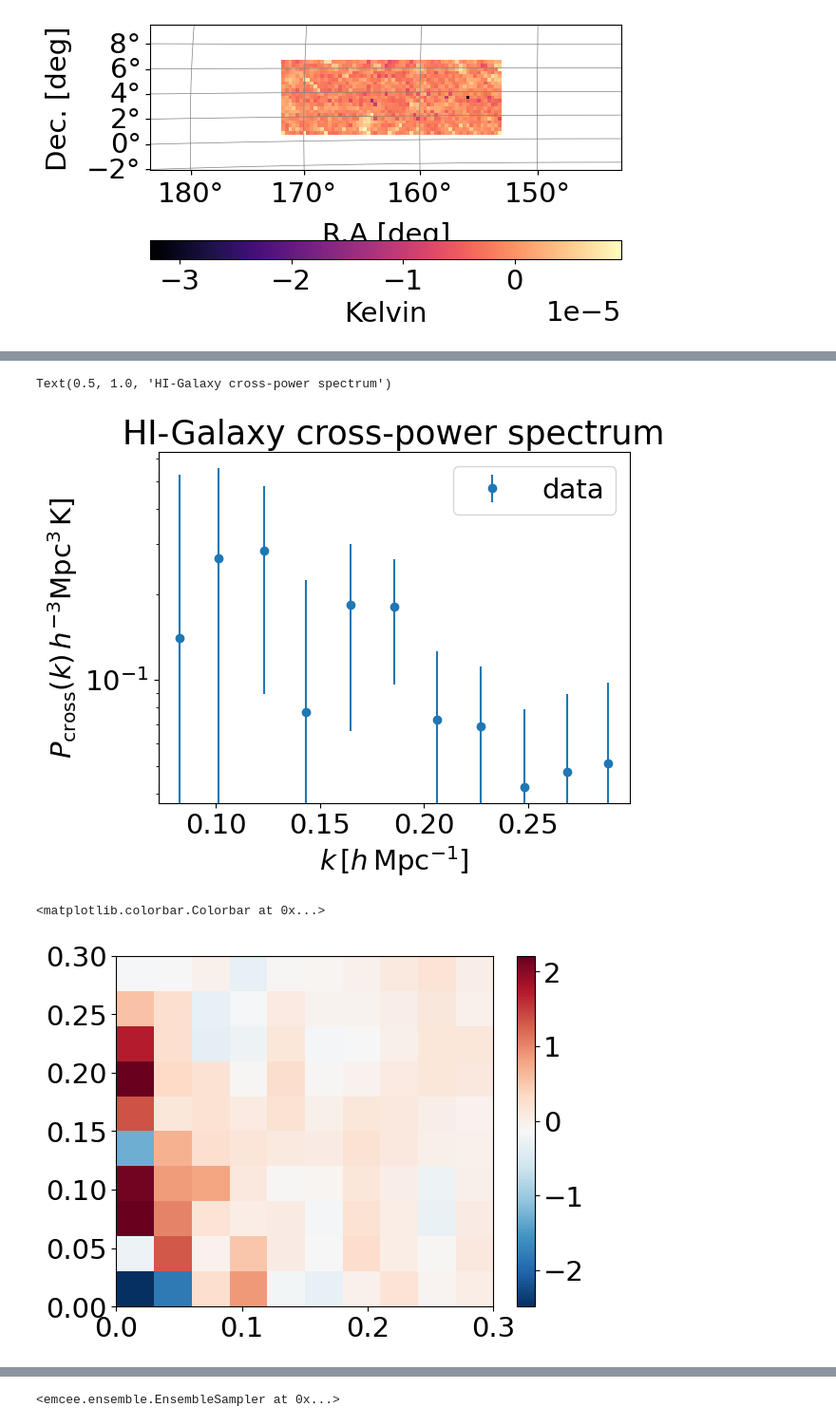
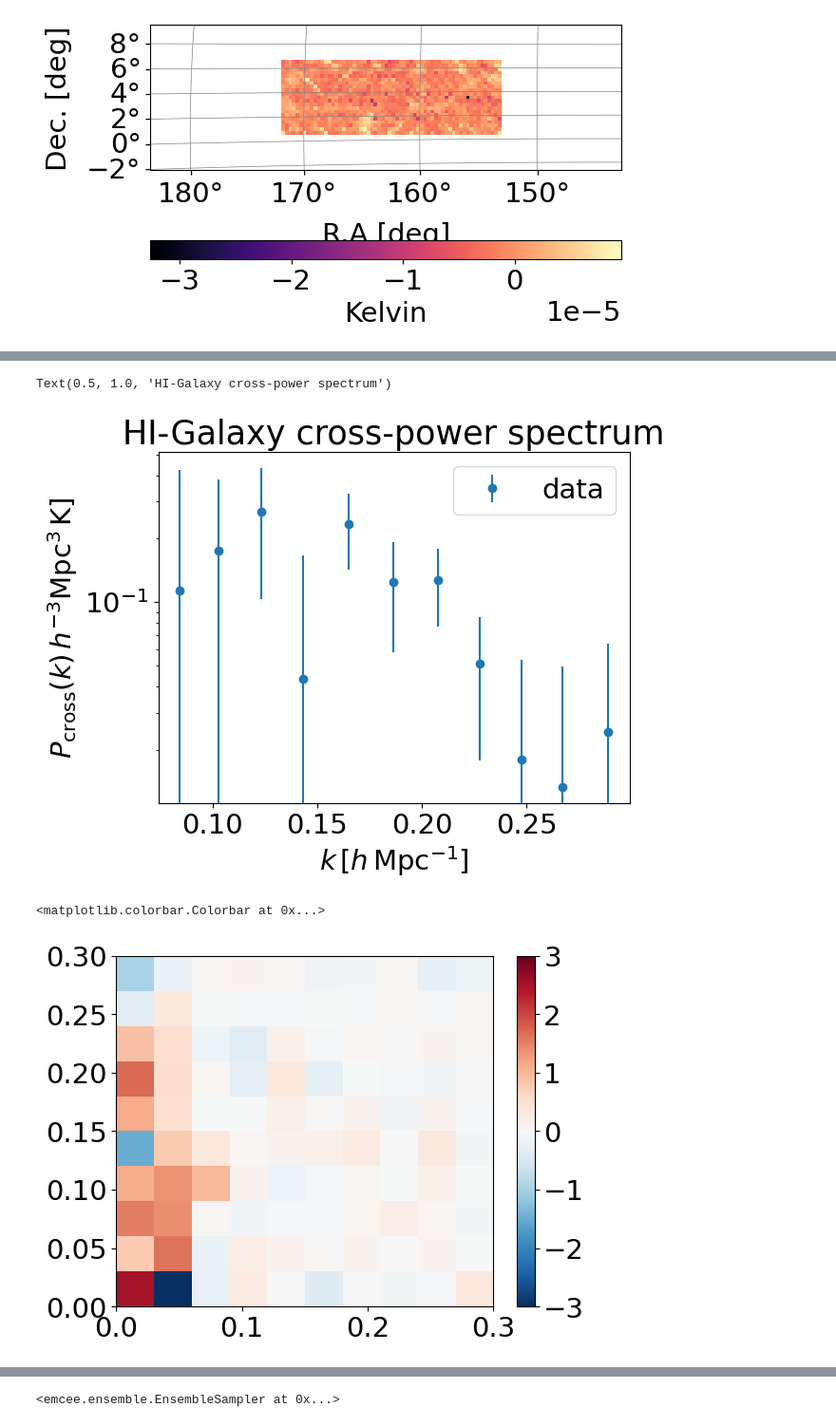
Before and after one commit to zhaotingchen/meer21cm, a Jupyter notebook: docs/source/cookbook/2019_Lband.ipynb, the cells around one changed output, grey strips where cells are left out. Shown at 95% size. Cells and saved outputs as stored; diff of their text form; code cells hidden in the pictures.

```diff
--- a/docs/source/cookbook/2019_Lband.ipynb
+++ b/docs/source/cookbook/2019_Lband.ipynb
@@ -20,5 +21,5 @@ from meer21cm.grid import shot_noise_correction_from_gridding
 # %%
-file_dir = '/Users/zhaotingchen/Desktop/work/meer21cm/misc/2019/'
+file_dir = './'
 pickle_file = file_dir+'MK_2019_maps.pkl'
 gal_file = file_dir+'reg11data.dat'
 
@@ -116,10 +117,10 @@ plt.colorbar()
 # %%
 ps.data = MKmap_clean
 # specify some scaling factor
-ps.downres_factor_transverse = 1.2
-ps.downres_factor_radial = 10
+ps.downres_factor_transverse = 1.5
+ps.downres_factor_radial = 10.0
 #ps.box_buffkick = [-10,-30,-20]
-ps.box_buffkick = [20,20,-15]
+ps.box_buffkick = [20,20,0]
 ps.num_particle_per_pixel = 1
 ps.grid_scheme = 'nnb'
 ps.get_enclosing_box() # get the minimum enclosing box for the survey lightcone
@@ -149,10 +150,12 @@ for i in range(3):
 gal_map_rg,gal_weights_rg,pixel_counts_gal_rg =  ps.grid_gal_to_field()
 # %%
 ps.field_1 = hi_map_rg.copy()
-ps.weights_1 = ps.counts_in_box.astype('float')
+ps.weights_grid_1 = ps.counts_in_box.astype('float')
+ps.weights_field_1 = None
 #ps.weights_1 = (pixel_counts_hi_rg>0).astype('float')
 ps.field_2 = gal_map_rg
-ps.weights_2 = (ps.counts_in_box>0).astype('float')
+ps.weights_field_2 = (ps.counts_in_box>0).astype('float')
+ps.weights_grid_2 = np.ones_like(gal_map_rg)
 ps.mean_center_1 = False # the field is already mean centered
 ps.mean_center_2 = True # galaxy count is not
 ps.unitless_1 = False # HI field is in temperature unit, does not need to 1/\bar{\pho}
@@ -239,16 +242,16 @@ plt.ylabel(r'$P_{\rm cross}(k)\,h^{-3}{\rm Mpc^3\,K}]$')
 plt.title('HI-Galaxy cross-power spectrum')
 # %% [output]
 Text(0.5, 1.0, 'HI-Galaxy cross-power spectrum')
-[figure, old version]
+[figure, new version]
 # %%
 ps.kperpbins = np.linspace(0, 0.3, 11)
 ps.kparabins = np.linspace(0, 0.3, 11)
 # %%
 pcross_cy,_ = ps.get_cy_power(ps.cross_power_3d)
 # %%
-plt.pcolormesh(ps.kperpbins,ps.kparabins,(pcross_cy.T),cmap='RdBu_r')
+plt.pcolormesh(ps.kperpbins,ps.kparabins,(pcross_cy.T),cmap='RdBu_r',vmin=-3,vmax=3)
 plt.colorbar()
 # %% [output]
 <matplotlib.colorbar.Colorbar at 0x...>
-[figure, old version]
+[figure, new version]
 # %%
```
Also changed, not shown: parts of 16 cells of this notebook.
